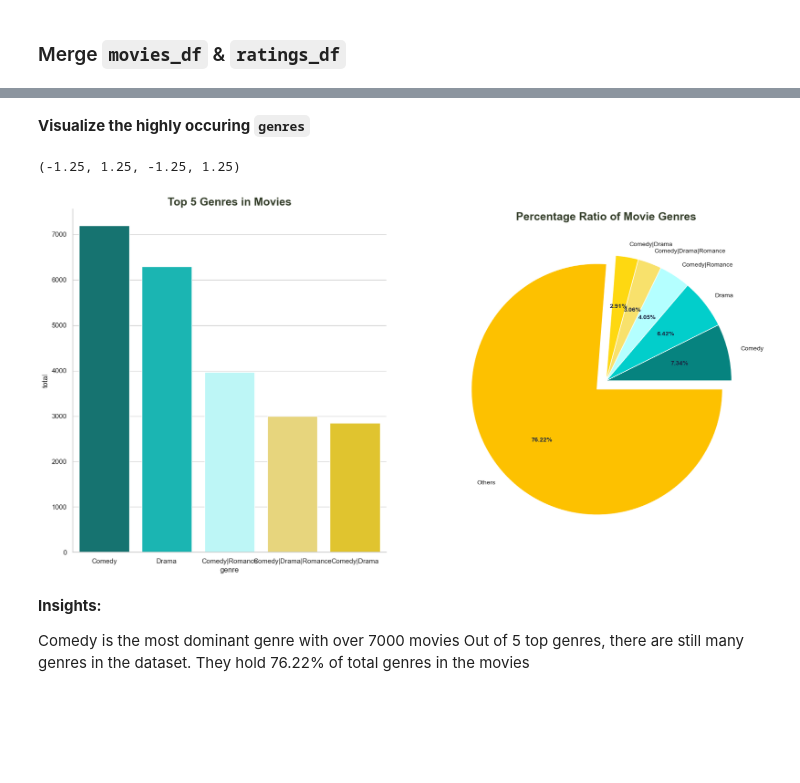
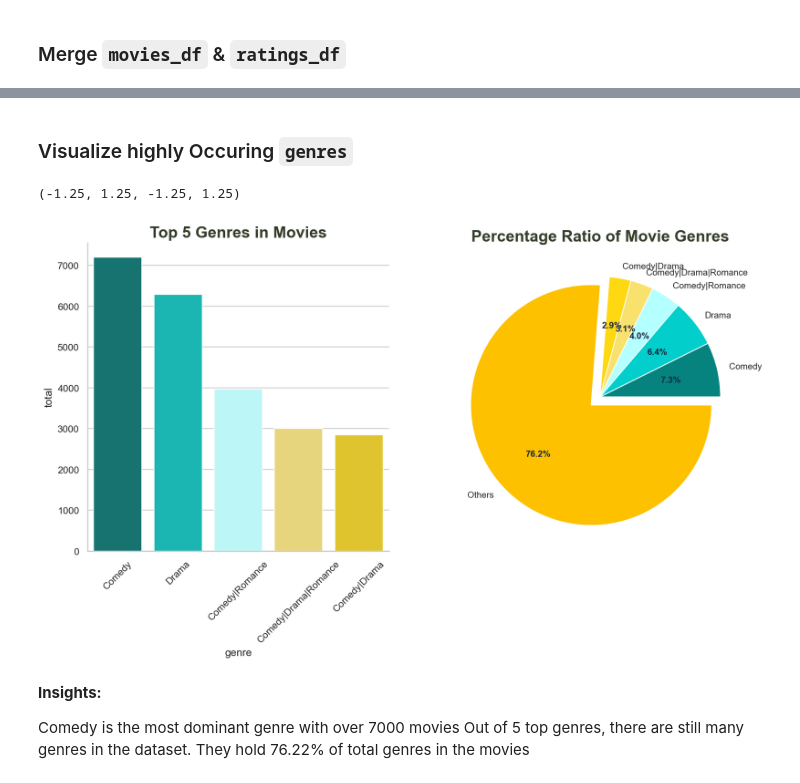
Before and after one commit to Dudimath/ScreenGenius-Smart-Movie-Suggestions, a Jupyter notebook: movie.ipynb, the cells around one changed output, grey strips where cells are left out. Cells and saved outputs as stored; diff of their text form; code cells hidden in the pictures; blank space fills up the shorter version.

Commit message:
Visualizing the dataset

```diff
--- a/movie.ipynb
+++ b/movie.ipynb
@@ -189,3 +201,28 @@ warnings.filterwarnings('ignore')
+# %%
+# Customize the default style parameters
+custom_style_params = {
+    'axes.labelsize': 'large',
+    'xtick.labelsize': 'x-large',
+    'legend.fontsize': 20,
+    'figure.dpi': 150,
+    'figure.figsize': [25, 7]
+}
+
+# Update the style parameters
+plt.rcParams.update(custom_style_params)
+
+
+# Center all plots
+from IPython.core.display import HTML
+HTML("""
+<style>
+.output_png {
+    display: table-cell;
+    text-align: center;
+    vertical-align: middle;
+}
+</style>
+""");
 # %% [markdown]
 ## Load Dataset
 # %% [markdown]
@@ -280,3 +310,0 @@ We won't use the `timestamp`, let's drop it;
-# %%
-# Drop the 'timestamp' column from the ratings dataset
-ratings_df = ratings_df.drop(columns=['timestamp'])
@@ -283,3 +337,5 @@ ratings_df = ratings_df.drop(columns=['timestamp'])
+# %%
+ratings_df.drop(['timestamp'], axis=1, inplace=True)
 # %% [markdown]
 ### Merge `movies_df` & `ratings_df`
 # %%
@@ -298,31 +436,33 @@ merged_df.head()
 # %% [markdown]
-**Visualize the highly occuring `genres`**
+### Visualize highly Occuring `genres`
 # %%
 genres_list = []
 for i in merged_df['genres']:
     genres_list.extend(i.split(', '))
 
-fig, axes = plt.subplots(nrows=1, ncols=2, figsize=(20,10))
+fig, axes = plt.subplots(nrows=1, ncols=2, figsize=(12,6))
 
 df_plot = pd.DataFrame(Counter(genres_list).most_common(5), columns=['genre', 'total'])
 ax = sns.barplot(data=df_plot, x='genre', y='total', ax=axes[0], palette=['#06837f', '#02cecb', '#b4ffff', '#f8e16c', '#fed811'])
 ax.set_title('Top 5 Genres in Movies', fontsize=18, weight=600, color='#333d29')
 sns.despine()
+# Rotate x-axis labels by 45 degrees
+ax.set_xticklabels(ax.get_xticklabels(), rotation=45)
 
 df_plot_full = pd.DataFrame([Counter(genres_list)]).transpose().sort_values(by=0, ascending=False)
 df_plot.loc[len(df_plot)] = {'genre': 'Others', 'total':df_plot_full[6:].sum()[0]}
 plt.title('Percentage Ratio of Movie Genres', fontsize=18, weight=600, color='#333d29')
-wedges, texts, autotexts = axes[1].pie(x=df_plot['total'], labels=df_plot['genre'], autopct='%.2f%%',
+wedges, texts, autotexts = axes[1].pie(x=df_plot['total'], labels=df_plot['genre'], autopct='%.1f%%',
                                        textprops=dict(fontsize=10), explode=[0,0,0,0,0,0.1], colors=['#06837f', '#02cecb', '#b4ffff', '#f8e16c', '#fed811', '#fdc100'])
 
 for autotext in autotexts:
     autotext.set_color('#1c2541')
     autotext.set_weight('bold')
 
 axes[1].axis('off')
 # %% [output]
 (-1.25, 1.25, -1.25, 1.25)
-[figure, old version]
+[figure, new version]
 # %% [markdown]
 **Insights:**
 
```
Also changed, not shown: parts of 52 cells of this notebook, 1 other file.
